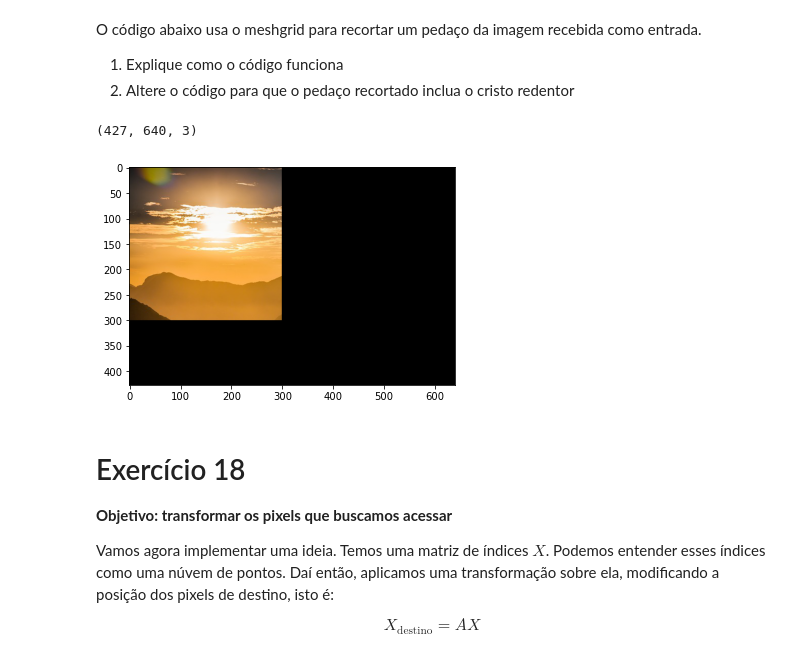
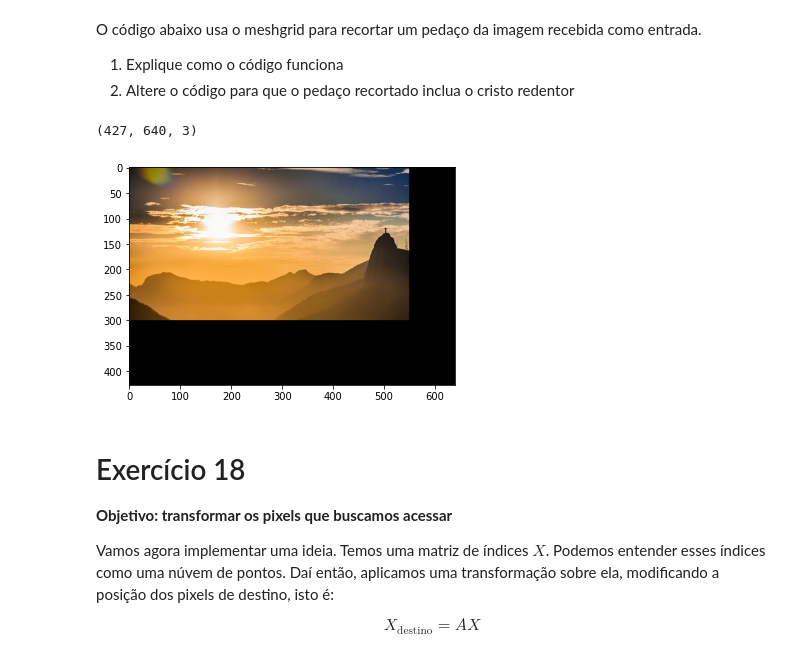
Before and after one commit to tiagoft/alglin-alunos, a Jupyter notebook: 03-geometria_analitica.ipynb, the cells around one changed output. Drawn from its saved outputs; the diff is of its cells as text; code cells hidden in the pictures.

```diff
--- a/03-geometria_analitica.ipynb
+++ b/03-geometria_analitica.ipynb
@@ -742,17 +791,17 @@ O código abaixo usa o meshgrid para recortar um pedaço da imagem recebida como
 # %%
 image = mpimg.imread("rio_de_janeiro.jpg")
 image_ = np.zeros_like(image)
 
-X = criar_indices(0, 300, 0, 300)
+X = criar_indices(0, 300, 0, 550)
 image_[X[0,:], X[1,:], :] = image[X[0,:], X[1,:], :]
 
 print(image_.shape)
 plt.figure()
 plt.imshow(image_)
 plt.show()
 # %% [output]
 (427, 640, 3)
-[figure, old version]
+[figure, new version]
 # %% [markdown]
 # Exercício 18
 **Objetivo: transformar os pixels que buscamos acessar**
```
Also changed, not shown: parts of 4 cells of this notebook, 4 other files.
